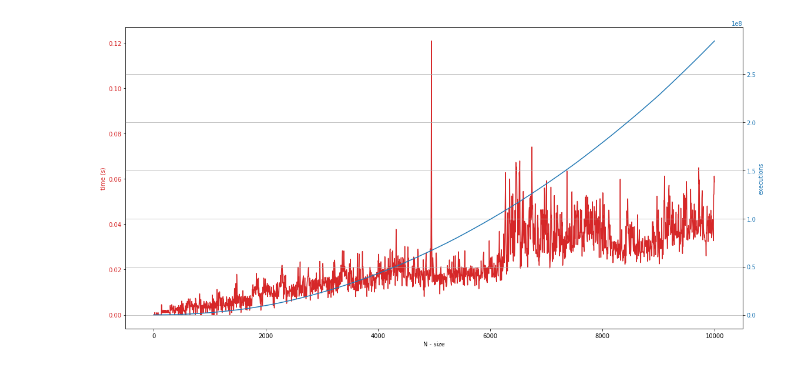
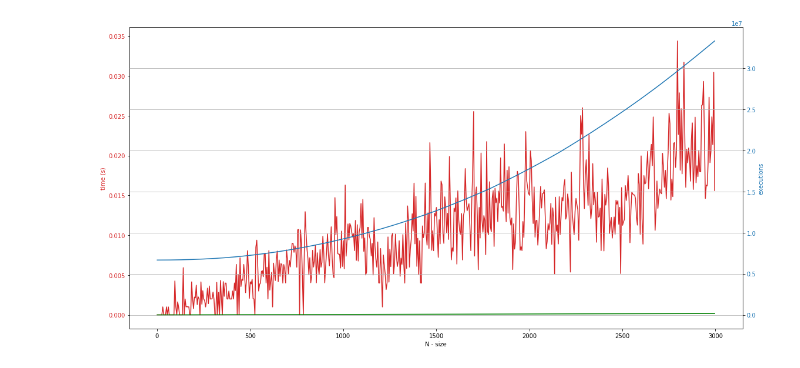
Before and after one commit to igorfarias30/CaNA, a Jupyter notebook: Time_Asterisco.ipynb, the cells around one changed output. Saved outputs shown, nothing was run; the diff lists cells and outputs as text; code cells hidden in the pictures.

```diff
--- a/Time_Asterisco.ipynb
+++ b/Time_Asterisco.ipynb
@@ -4,33 +4,36 @@ from asterisco import asterisco
 import numpy as np
 import time
 # %%
-constants = np.arange(1, 10000, 5)
+constants = np.arange(1, 3000, 5)
+# %%
+y = [7 * constant * np.log(constant) for constant in constants]
 # %%
 times = []
 executions = []
 
 for constant in constants:
     start = time.time()
-    executions.append(asterisco(constant))
+    executions.append(asterisco(constant, a=2, b=3, c=1, d=7))
     times.append(time.time() - start)
 # %%
 fig, ax1 = plt.subplots(figsize=(16, 8))
 
 color = 'tab:red'
 ax1.set_xlabel('N - size')
 ax1.set_ylabel('time (s)', color=color)
 ax1.plot(constants, times, color=color)
 ax1.tick_params(axis='y', labelcolor=color)
 
 ax2 = ax1.twinx()  # instantiate a second axes that shares the same x-axis
 
 color = 'tab:blue'
 ax2.set_ylabel('executions', color=color)  # we already handled the x-label with ax1
 ax2.plot(constants, executions, color=color)
+ax2.plot(constants, y, color='g')
 ax2.tick_params(axis='y', labelcolor=color)
 
 fig.tight_layout()  # otherwise the right y-label is slightly clipped
 plt.grid()
 plt.show()
 # %% [output]
-[figure, old version]
+[figure, new version]
```
Also changed, not shown: 2 other files.
